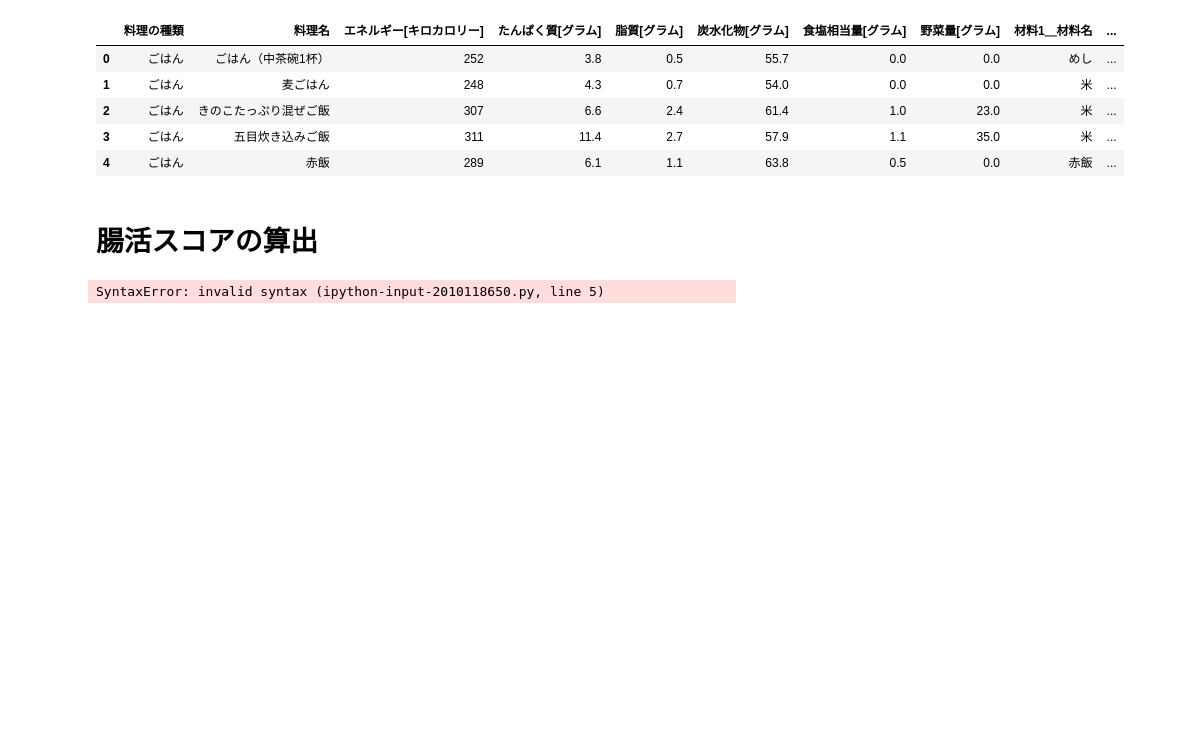
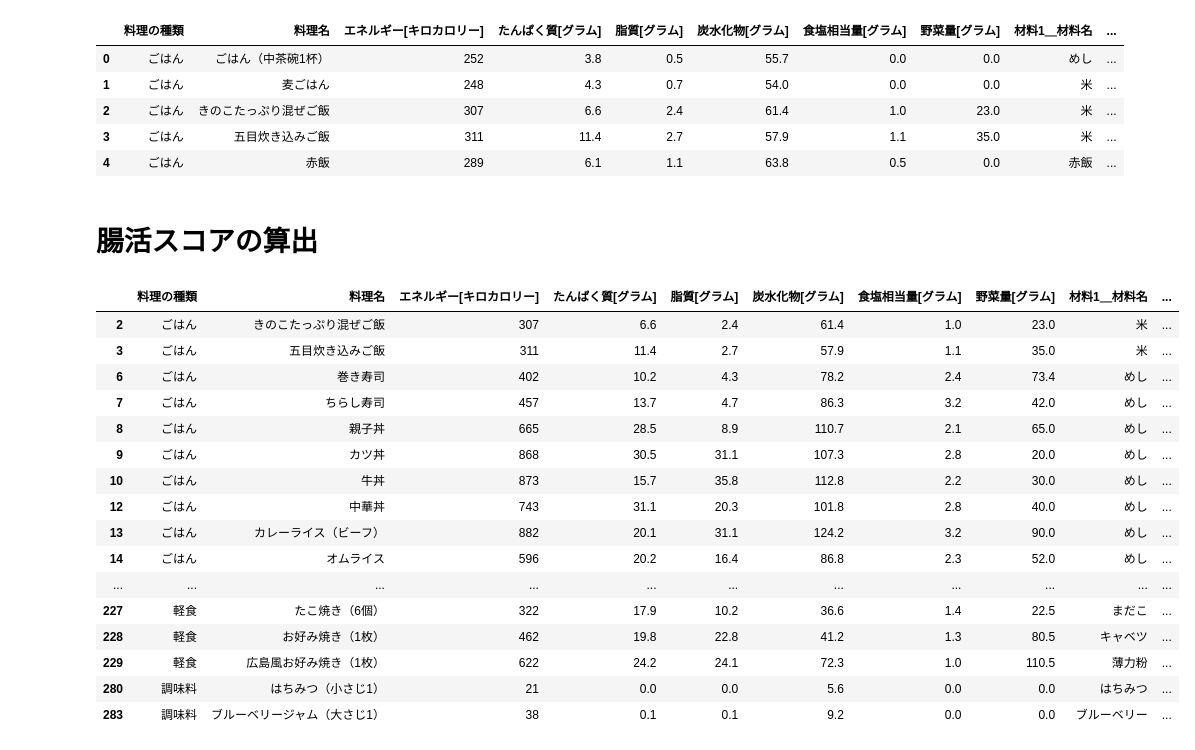
Before and after one commit to coco-maru/samurai_final_assignment, a Jupyter notebook: 腸活スコア.ipynb, the cells around one changed output. Drawn from its saved outputs; the diff is of its cells as text; code cells hidden in the pictures; blank space fills up the shorter version.

Commit message:
腸活スコア（プレプロスコアの算出）の追加

```diff
--- a/腸活スコア.ipynb
+++ b/腸活スコア.ipynb
@@ -158,11 +143,37 @@ df_recipes.head()
 | 4 | ごはん | 赤飯 | 289 | 6.1 | 1.1 | 63.8 | 0.5 | 0.0 | 赤飯 | ... |
 # %% [markdown]
 # 腸活スコアの算出
-# %%
-# ①プレバイオティクス・プロバイオティクスの点数
-# プレバイオティクス：15 / 30 点　プロバイオティクス：15 / 30点）
-prepro_score = 0
-df_recipes['']
-if df_recipes['プレバイオティクス（全体）'] =
-# %% [output]
-SyntaxError: invalid syntax (ipython-input-2010118650.py, line 5)
+# %%
+# ①プレバイオティクス・プロバイオティクスの点数
+# プレバイオティクス：15 / 30 点　プロバイオティクス：15 / 30点）
+# プレプロスコア関数
+def prepro_score(row):
+  score = 0
+  if row['プレバイオティクス（全体）'] == 1: # プレバイオティクスが 1 （食材が含まれている）とき +15点 する
+    score += 15
+  if row['プロバイオティクス（全体）'] == 1: # プロバイオティクスが 1 （食材が含まれている）とき +15点 する
+    score += 15
+  return score
+
+# 関数の実行
+df_recipes['プレプロスコア']  = df_recipes.apply(prepro_score, axis=1)
+# %%
+df_recipes[df_recipes['プレバイオティクス（全体）'] == 1]
+# %% [output]
+|  | 料理の種類 | 料理名 | エネルギー[キロカロリー] | たんぱく質[グラム] | 脂質[グラム] | 炭水化物[グラム] | 食塩相当量[グラム] | 野菜量[グラム] | 材料1＿材料名 | ... |
+| 2 | ごはん | きのこたっぷり混ぜご飯 | 307 | 6.6 | 2.4 | 61.4 | 1.0 | 23.0 | 米 | ... |
+| 3 | ごはん | 五目炊き込みご飯 | 311 | 11.4 | 2.7 | 57.9 | 1.1 | 35.0 | 米 | ... |
+| 6 | ごはん | 巻き寿司 | 402 | 10.2 | 4.3 | 78.2 | 2.4 | 73.4 | めし | ... |
+| 7 | ごはん | ちらし寿司 | 457 | 13.7 | 4.7 | 86.3 | 3.2 | 42.0 | めし | ... |
+| 8 | ごはん | 親子丼 | 665 | 28.5 | 8.9 | 110.7 | 2.1 | 65.0 | めし | ... |
+| 9 | ごはん | カツ丼 | 868 | 30.5 | 31.1 | 107.3 | 2.8 | 20.0 | めし | ... |
+| 10 | ごはん | 牛丼 | 873 | 15.7 | 35.8 | 112.8 | 2.2 | 30.0 | めし | ... |
+| 12 | ごはん | 中華丼 | 743 | 31.1 | 20.3 | 101.8 | 2.8 | 40.0 | めし | ... |
+| 13 | ごはん | カレーライス（ビーフ） | 882 | 20.1 | 31.1 | 124.2 | 3.2 | 90.0 | めし | ... |
+| 14 | ごはん | オムライス | 596 | 20.2 | 16.4 | 86.8 | 2.3 | 52.0 | めし | ... |
+| ... | ... | ... | ... | ... | ... | ... | ... | ... | ... | ... |
+| 227 | 軽食 | たこ焼き（6個） | 322 | 17.9 | 10.2 | 36.6 | 1.4 | 22.5 | まだこ | ... |
+| 228 | 軽食 | お好み焼き（1枚） | 462 | 19.8 | 22.8 | 41.2 | 1.3 | 80.5 | キャベツ | ... |
+| 229 | 軽食 | 広島風お好み焼き（1枚） | 622 | 24.2 | 24.1 | 72.3 | 1.0 | 110.5 | 薄力粉 | ... |
+| 280 | 調味料 | はちみつ（小さじ1） | 21 | 0.0 | 0.0 | 5.6 | 0.0 | 0.0 | はちみつ | ... |
+| 283 | 調味料 | ブルーベリージャム（大さじ1） | 38 | 0.1 | 0.1 | 9.2 | 0.0 | 0.0 | ブルーベリー | ... |
```
Also changed, not shown: parts of 2 cells of this notebook.
